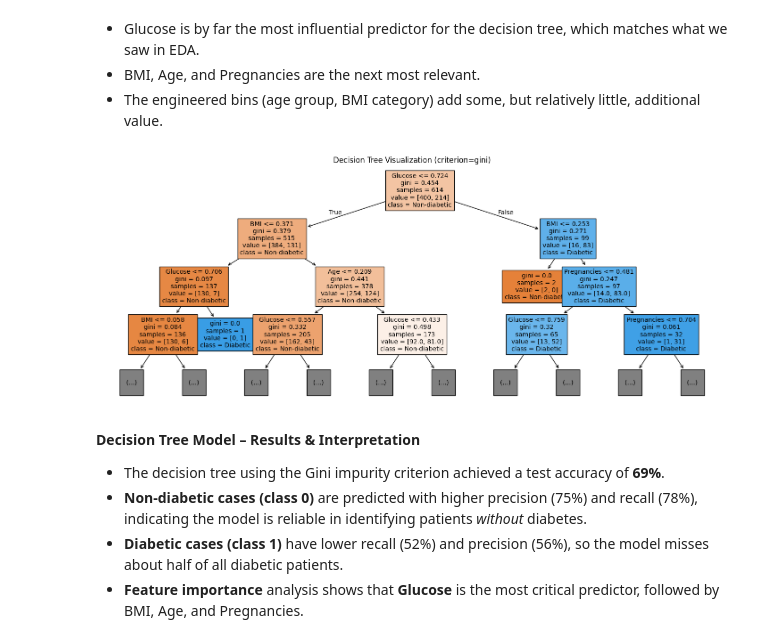
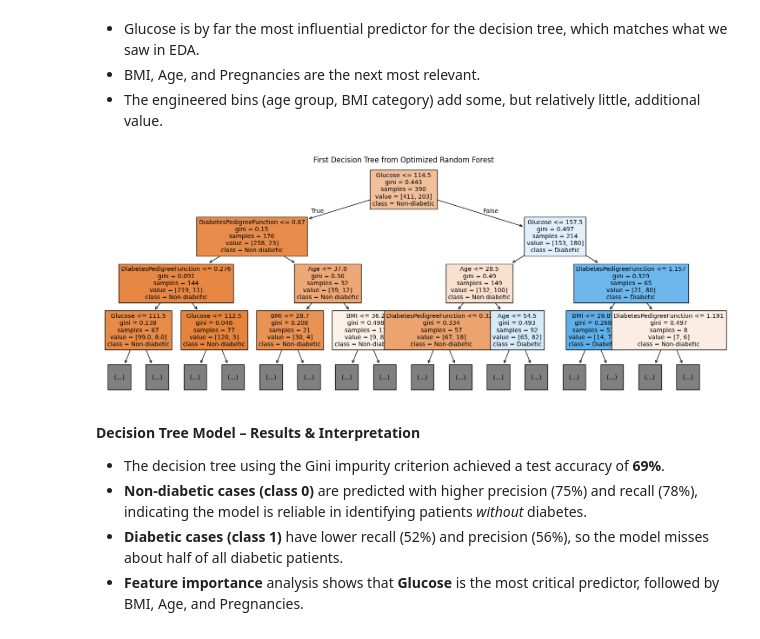
Before and after one commit to 4GeeksAcademy/ginotomasd-randomforestproject, a Jupyter notebook: src/project.ipynb, the cells around one changed output. Drawn from its saved outputs; the diff is of its cells as text; code cells hidden in the pictures.

```diff
--- a/project.ipynb
+++ b/src/project.ipynb
@@ -484,28 +483,0 @@ Selected features for modeling:
-# %%
-from sklearn.tree import DecisionTreeClassifier, plot_tree
-from sklearn.metrics import accuracy_score, classification_report, ConfusionMatrixDisplay
-
-# Try all impurity criteria available in your sklearn version
-criteria = ['gini', 'entropy']
-try:
-    # If using scikit-learn >=1.1, add 'log_loss'
-    DecisionTreeClassifier(criterion='log_loss')
-    criteria.append('log_loss')
-except:
-    pass
-
-results = {}
-for crit in criteria:
-    clf = DecisionTreeClassifier(criterion=crit, random_state=42)
-    clf.fit(X_train_fs, y_train)
-    y_pred = clf.predict(X_test_fs)
-    acc = accuracy_score(y_test, y_pred)
-    results[crit] = acc
-    print(f"\nCriterion: {crit}")
-    print(f"Test accuracy: {acc:.3f}")
-    print(classification_report(y_test, y_pred, target_names=['Non-diabetic', 'Diabetic']))
-
-    # Confusion Matrix plot
-    ConfusionMatrixDisplay.from_estimator(clf, X_test_fs, y_test, display_labels=['Non-diabetic', 'Diabetic'])
-    plt.title(f"Decision Tree ({crit}) - Confusion Matrix")
-    plt.show()
@@ -548,24 +546,23 @@ weighted avg       0.71      0.71      0.71       154
 - BMI, Age, and Pregnancies are the next most relevant.
 - The engineered bins (age group, BMI category) add some, but relatively little, additional value.
 # %%
-# Plot the first tree (for the best criterion)
-best_crit = max(results, key=results.get)
-clf_best = DecisionTreeClassifier(criterion=best_crit, random_state=42)
-clf_best.fit(X_train_fs, y_train)
+from sklearn.tree import plot_tree
+import matplotlib.pyplot as plt
 
+# Plot the first tree of the best random forest
 plt.figure(figsize=(18, 7))
 plot_tree(
-    clf_best,
-    feature_names=X_train_fs.columns,
+    best_rf.estimators_[0],  # First tree in the forest
+    feature_names=X_train.columns,  # or use selected_columns if using feature selection
     class_names=['Non-diabetic', 'Diabetic'],
     filled=True,
-    max_depth=3,      # for easier visualization, only show top 3 splits
+    max_depth=3,      # For easier visualization: top 3 splits only
     fontsize=10
 )
-plt.title(f"Decision Tree Visualization (criterion={best_crit})")
+plt.title("First Decision Tree from Optimized Random Forest")
 plt.show()
 # %% [output]
-[figure, old version]
+[figure, new version]
 # %% [markdown]
 **Decision Tree Model – Results & Interpretation**
 
```
Also changed, not shown: parts of 7 cells of this notebook.
